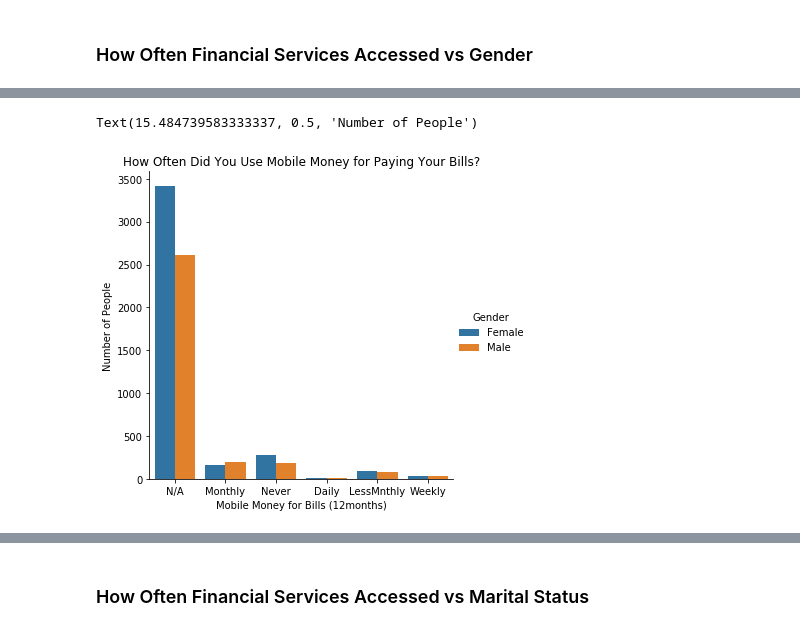
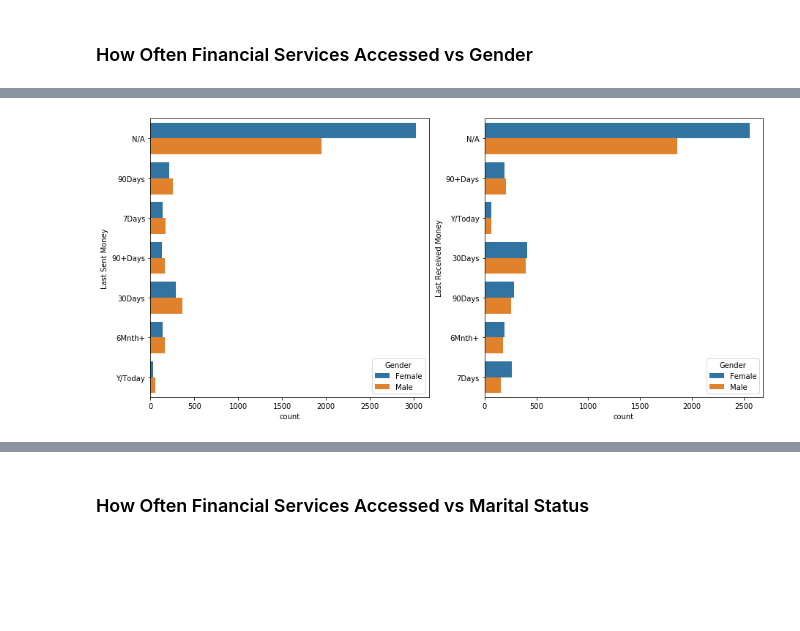
Before and after one commit to PhathuAuti/tanzania-data-viz, a Jupyter notebook: Tanzania Data Viz.ipynb, the cells around one changed output, grey strips where cells are left out. Drawn from its saved outputs; the diff is of its cells as text; code cells hidden in the pictures; blank space fills up the shorter version.

Commit message:
Graphs and stuff

```diff
--- a/Tanzania Data Viz.ipynb
+++ b/Tanzania Data Viz.ipynb
@@ -392,8 +353,7 @@ Text(15.484739583333337, 0.5, 'Number of People')
-# %%
-g = sns.catplot(x = "Mobile Money for Bills (12months)", kind = 'count', hue = "Gender", data = mob_money)
-plt.title('How Often Did You Use Mobile Money for Paying Your Bills?')
-plt.xlabel('Mobile Money for Bills (12months)')
-plt.ylabel('Number of People')
-# %% [output]
-Text(15.484739583333337, 0.5, 'Number of People')
-[figure, removed]
+# %%
+fig, ax =plt.subplots(1, 2, figsize = (15, 7))
+sns.countplot(y = "Last Sent Money", hue = "Gender", data = mob_money, ax=ax[0])
+sns.countplot(y = "Last Received Money", hue = "Gender", data = mob_money, ax=ax[1])
+fig.show()
+# %% [output]
+[figure, added]
```
Also changed, not shown: parts of 26 cells of this notebook, 1 other file.
